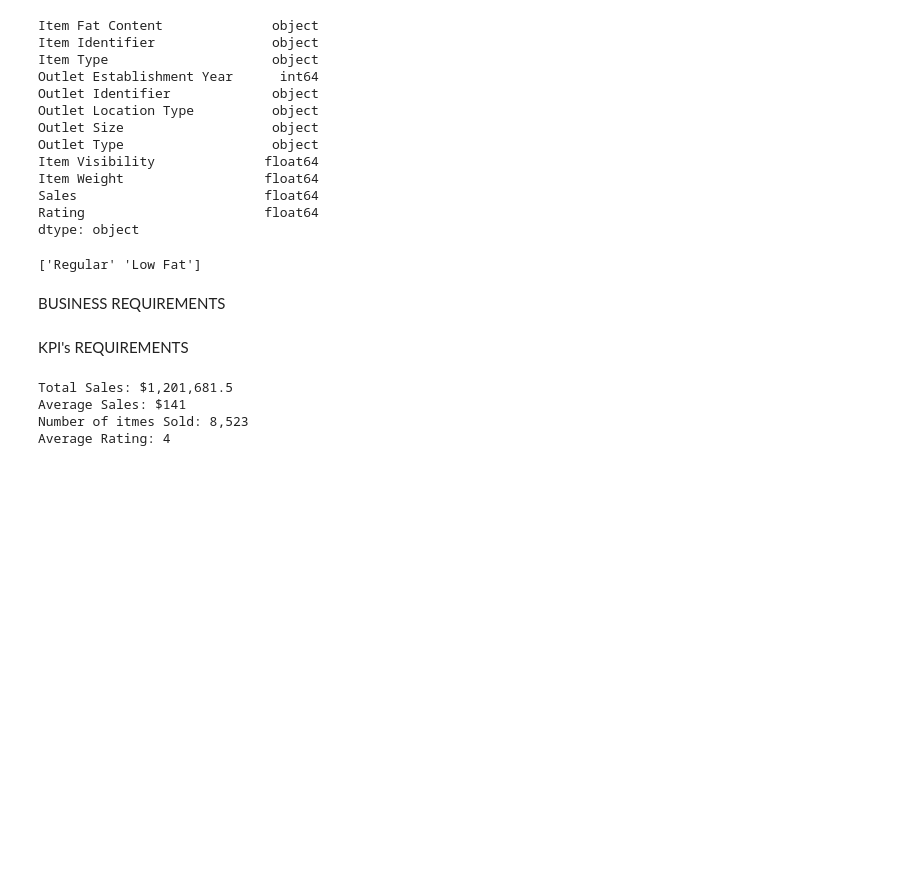
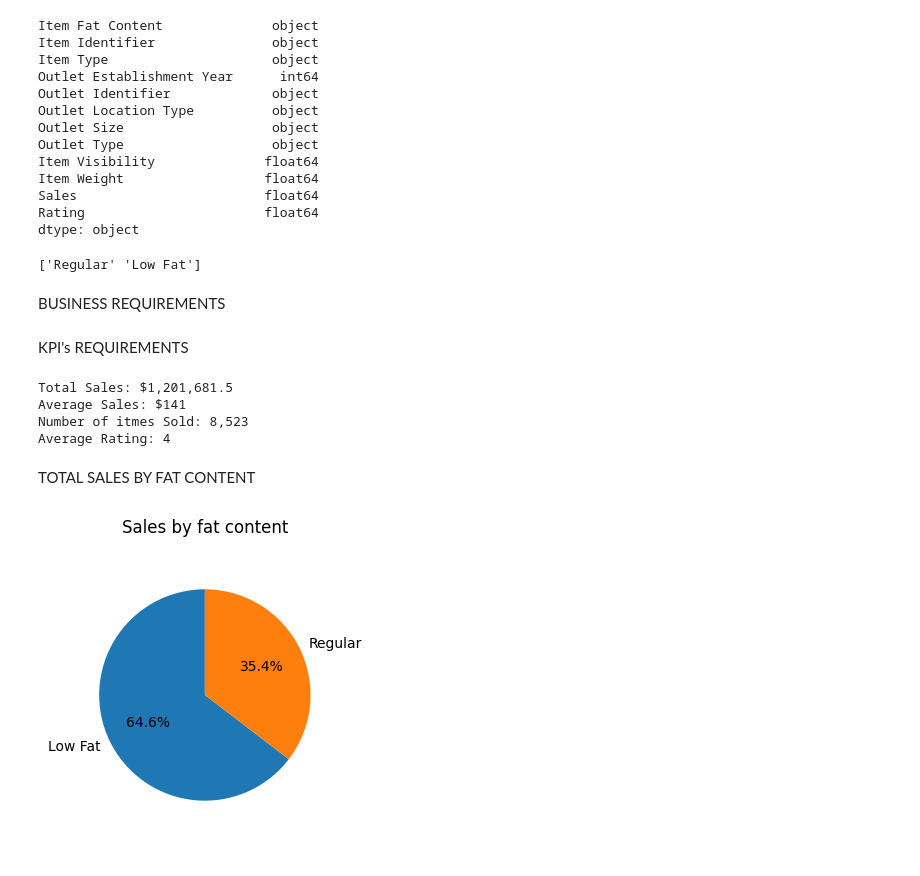
Before and after one commit to nazkisam/blinkit-data-Analysis, a Jupyter notebook: Analysis.ipynb, the cells around one changed output. Cells and saved outputs as stored; diff of their text form; code cells hidden in the pictures; blank space fills up the shorter version.

Commit message:
bar graphs and pie charts

```diff
--- a/Analysis.ipynb
+++ b/Analysis.ipynb
@@ -72,3 +72,14 @@ Total Sales: $1,201,681.5
 Average Sales: $141
 Number of itmes Sold: 8,523
 Average Rating: 4
+# %% [markdown]
+TOTAL SALES BY FAT CONTENT
+# %%
+sales_by_fat = df.groupby('Item Fat Content')['Sales'].sum()
+plt.figure(figsize=(3,4))
+plt.pie(sales_by_fat, labels = sales_by_fat.index, autopct = '%.1f%%' , startangle = 90 )
+plt.title('Sales by fat content')
+plt.axis('equal')
+plt.show()
+# %% [output]
+[figure, added]
```
Also changed, not shown: parts of 5 cells of this notebook.
